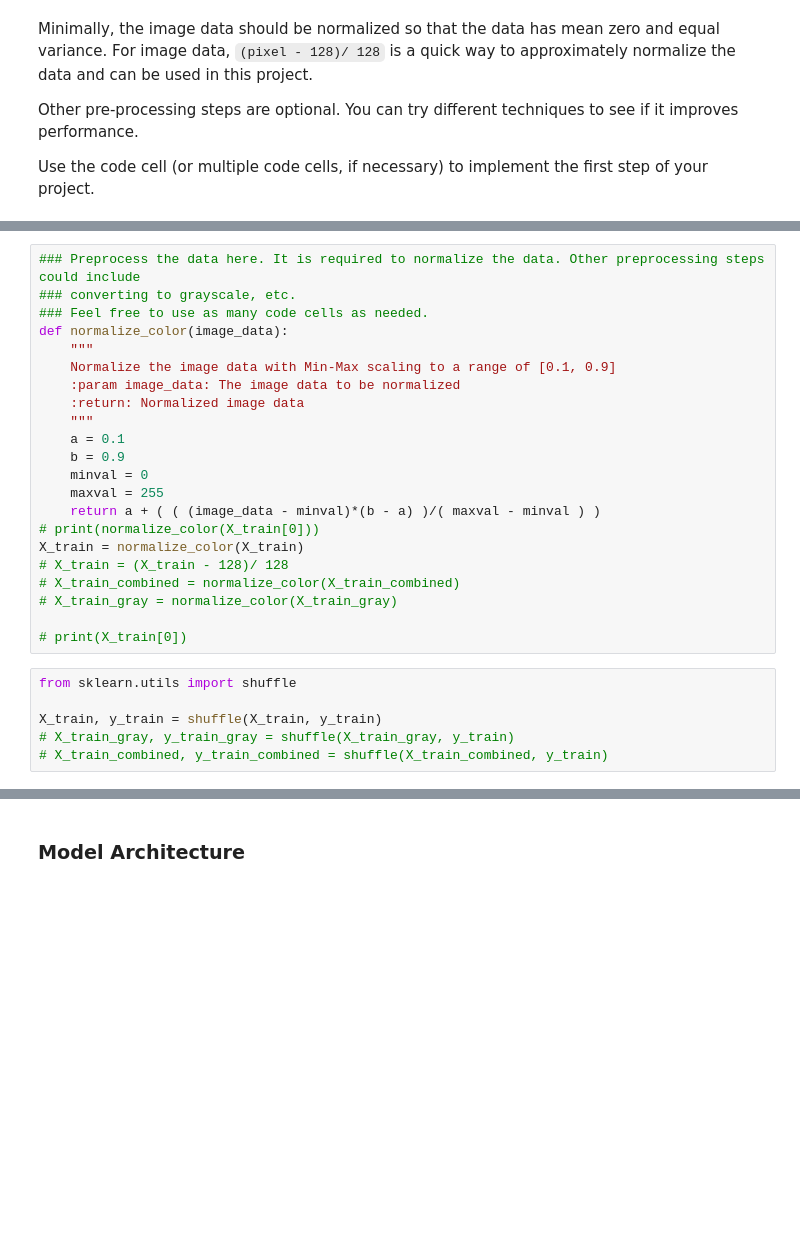
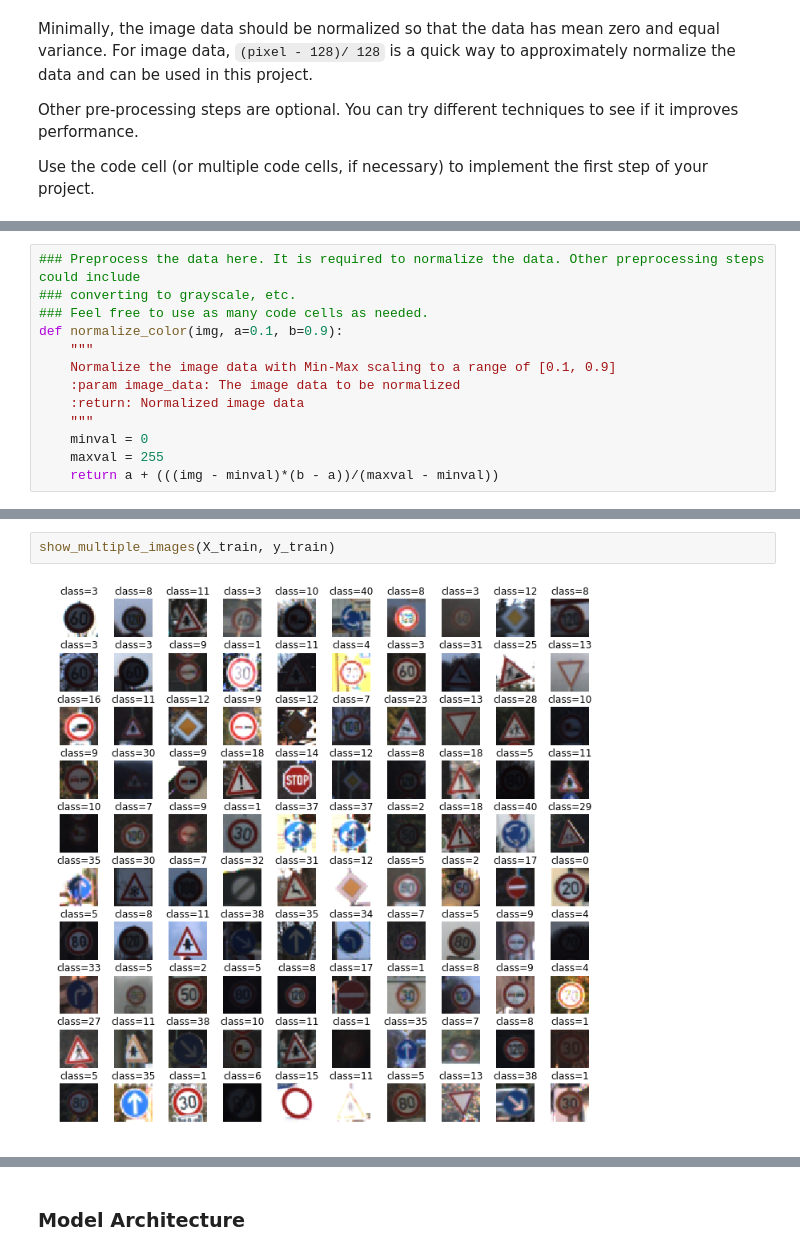
Before and after one commit to var7/CarND-Traffic-Sign-Classifier-Project, a Jupyter notebook: Traffic_Sign_Classifier.ipynb, the cells around one changed output, grey strips where cells are left out. Saved outputs shown, nothing was run; the diff lists cells and outputs as text; blank space fills up the shorter version.

```diff
--- a/Traffic_Sign_Classifier.ipynb
+++ b/Traffic_Sign_Classifier.ipynb
@@ -252,27 +311,12 @@ def rgb2gray(rgb):
 ### Preprocess the data here. It is required to normalize the data. Other preprocessing steps could include
 ### converting to grayscale, etc.
 ### Feel free to use as many code cells as needed.
-def normalize_color(image_data):
+def normalize_color(img, a=0.1, b=0.9):
     """
     Normalize the image data with Min-Max scaling to a range of [0.1, 0.9]
     :param image_data: The image data to be normalized
     :return: Normalized image data
     """
-    a = 0.1
-    b = 0.9
     minval = 0
     maxval = 255
-    return a + ( ( (image_data - minval)*(b - a) )/( maxval - minval ) )
-# print(normalize_color(X_train[0]))
-X_train = normalize_color(X_train)
-# X_train = (X_train - 128)/ 128
-# X_train_combined = normalize_color(X_train_combined)
-# X_train_gray = normalize_color(X_train_gray)
-
-# print(X_train[0])
+    return a + (((img - minval)*(b - a))/(maxval - minval))
-# %%
-from sklearn.utils import shuffle
-
-X_train, y_train = shuffle(X_train, y_train)
-# X_train_gray, y_train_gray = shuffle(X_train_gray, y_train)
-# X_train_combined, y_train_combined = shuffle(X_train_combined, y_train)
@@ -278,0 +332,4 @@ X_train, y_train = shuffle(X_train, y_train)
+# %%
+show_multiple_images(X_train, y_train)
+# %% [output]
+[figure, added]
```
Also changed, not shown: parts of 20 cells of this notebook, 7 other files.
